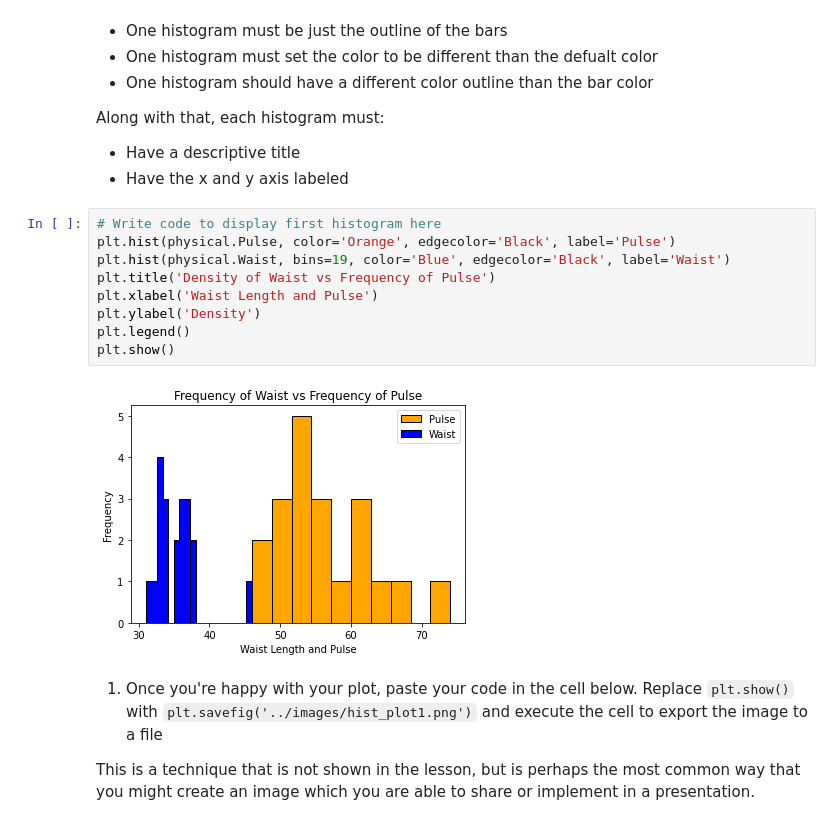
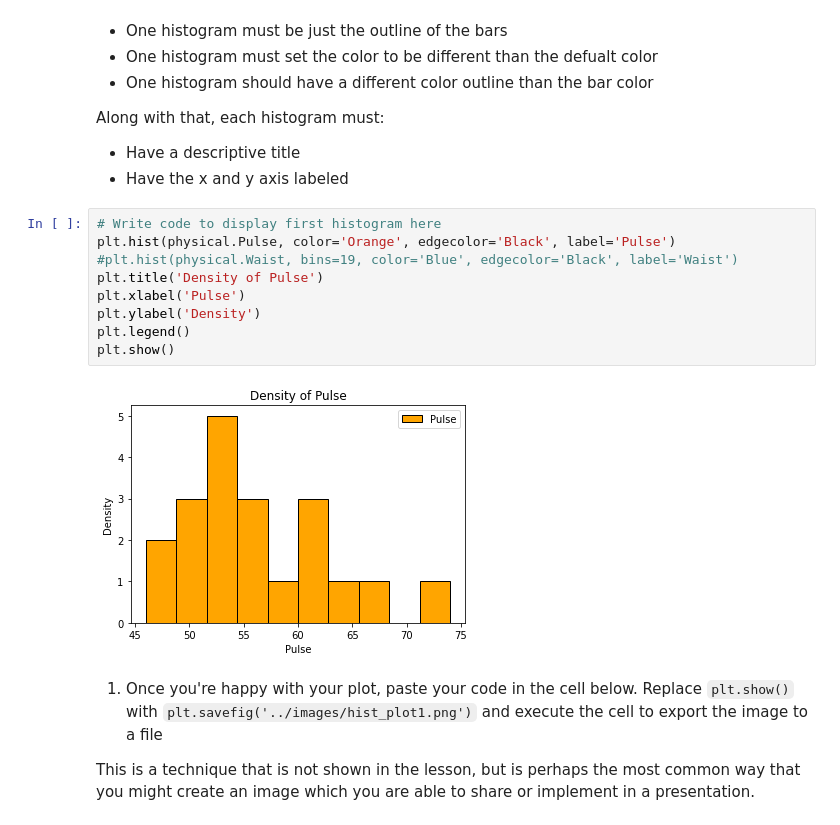
Before and after one commit to JeffBaksa/ds-precourse-histograms, a Jupyter notebook: notebooks/histogram_challenges.ipynb, the cells around one changed output. Cells and saved outputs as stored; diff of their text form.

Commit message:
eliminated plotting two different data on the same histogram for the first challenge

```diff
--- a/notebooks/histogram_challenges.ipynb
+++ b/notebooks/histogram_challenges.ipynb
@@ -82,14 +82,14 @@ Along with that, each histogram must:
 # %%
 # Write code to display first histogram here
 plt.hist(physical.Pulse, color='Orange', edgecolor='Black', label='Pulse')
-plt.hist(physical.Waist, bins=19, color='Blue', edgecolor='Black', label='Waist')
-plt.title('Density of Waist vs Frequency of Pulse')
-plt.xlabel('Waist Length and Pulse')
+#plt.hist(physical.Waist, bins=19, color='Blue', edgecolor='Black', label='Waist')
+plt.title('Density of Pulse')
+plt.xlabel('Pulse')
 plt.ylabel('Density')
 plt.legend()
 plt.show()
 # %% [output]
-[figure, old version]
+[figure, new version]
 # %% [markdown]
 1. Once you're happy with your plot, paste your code in the cell below. Replace `plt.show()` with `plt.savefig('../images/hist_plot1.png')` and execute the cell to export the image to a file
 
```
Also changed, not shown: parts of 1 cell of this notebook.
